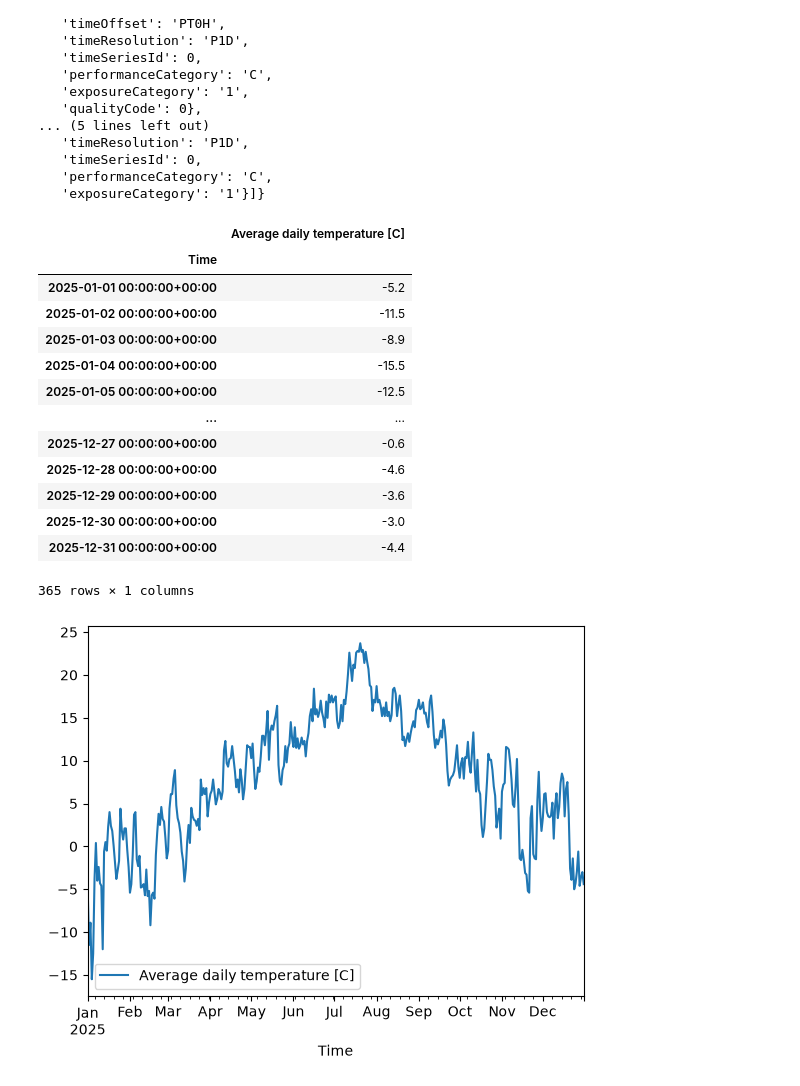
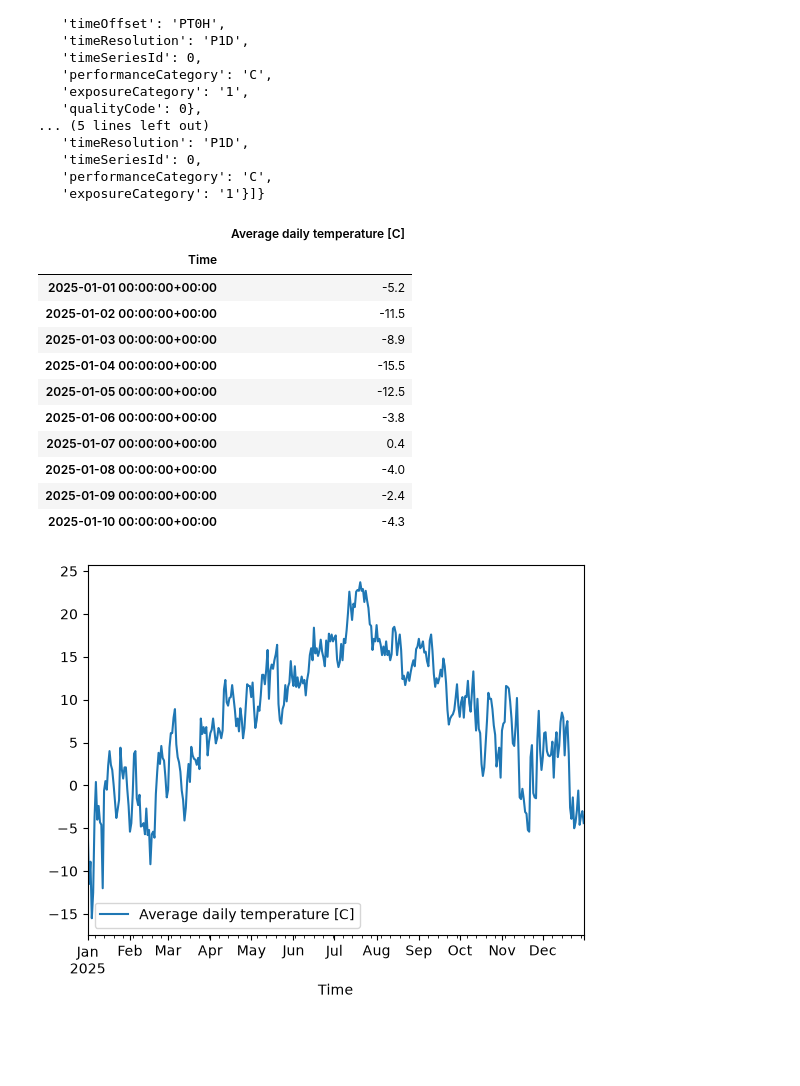
Before and after one commit to danielstevik1-lab/INF201_Deliverable_1, a Jupyter notebook: Deliverable_1_T1.ipynb, the cells around one changed output. Cells and saved outputs as stored; diff of their text form; code cells hidden in the pictures; blank space fills up the shorter version.

```diff
--- a/Deliverable_1_T1.ipynb
+++ b/Deliverable_1_T1.ipynb
@@ -108,23 +92,21 @@ temp_data = [{'Time': pd.to_datetime(entry['referenceTime']),
 # %%
 # create a pandas dataframe to organize data
 
 mean_temp_df = pd.DataFrame.from_records(temp_data).set_index('Time')
-mean_temp_df
+mean_temp_df[0:10]
 # %% [output]
 |  | Average daily temperature [C] |
 | Time |  |
 | 2025-01-01 00:00:00+00:00 | -5.2 |
 | 2025-01-02 00:00:00+00:00 | -11.5 |
 | 2025-01-03 00:00:00+00:00 | -8.9 |
 | 2025-01-04 00:00:00+00:00 | -15.5 |
 | 2025-01-05 00:00:00+00:00 | -12.5 |
-| ... | ... |
-| 2025-12-27 00:00:00+00:00 | -0.6 |
-| 2025-12-28 00:00:00+00:00 | -4.6 |
-| 2025-12-29 00:00:00+00:00 | -3.6 |
-| 2025-12-30 00:00:00+00:00 | -3.0 |
-| 2025-12-31 00:00:00+00:00 | -4.4 |
+| 2025-01-06 00:00:00+00:00 | -3.8 |
+| 2025-01-07 00:00:00+00:00 | 0.4 |
+| 2025-01-08 00:00:00+00:00 | -4.0 |
+| 2025-01-09 00:00:00+00:00 | -2.4 |
+| 2025-01-10 00:00:00+00:00 | -4.3 |
-365 rows × 1 columns
 # %%
 #Plot of the daily mean temperature
 
```
Also changed, not shown: parts of 3 cells of this notebook.
